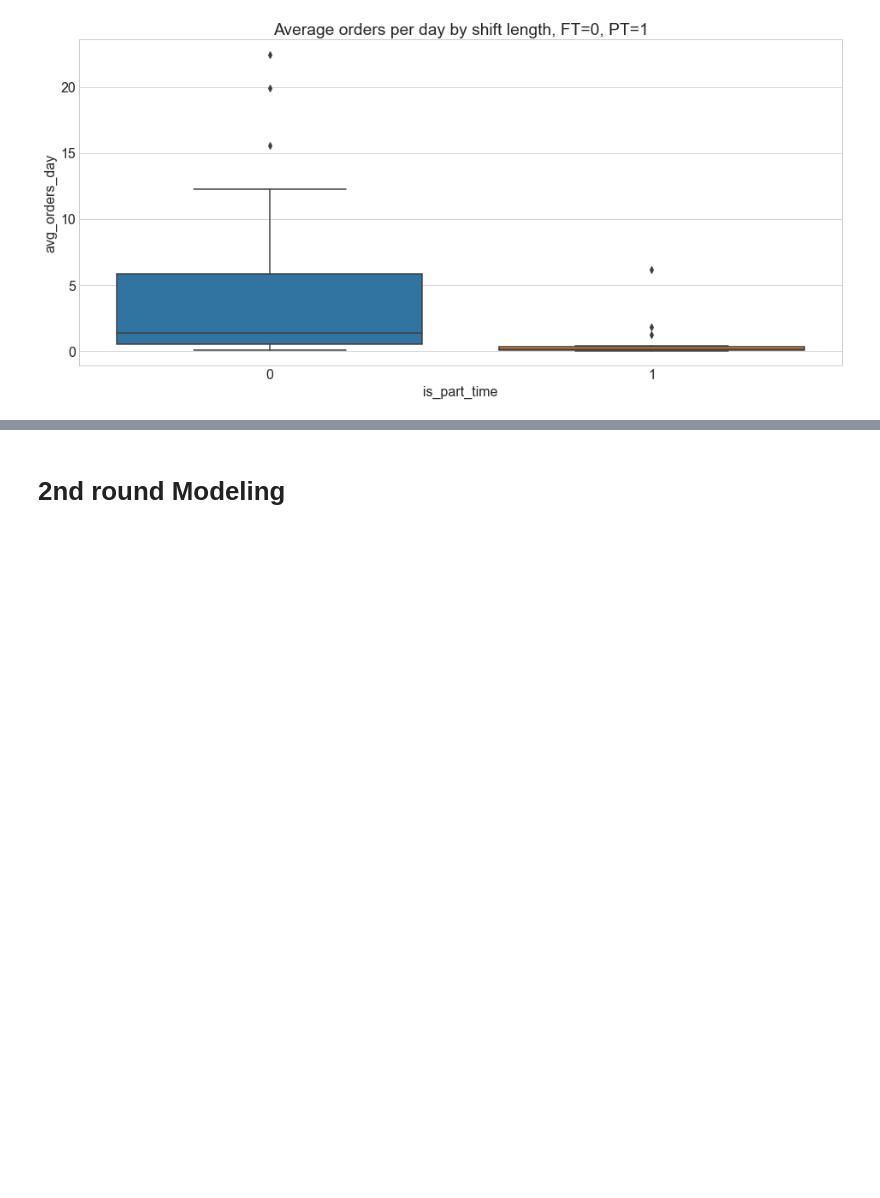
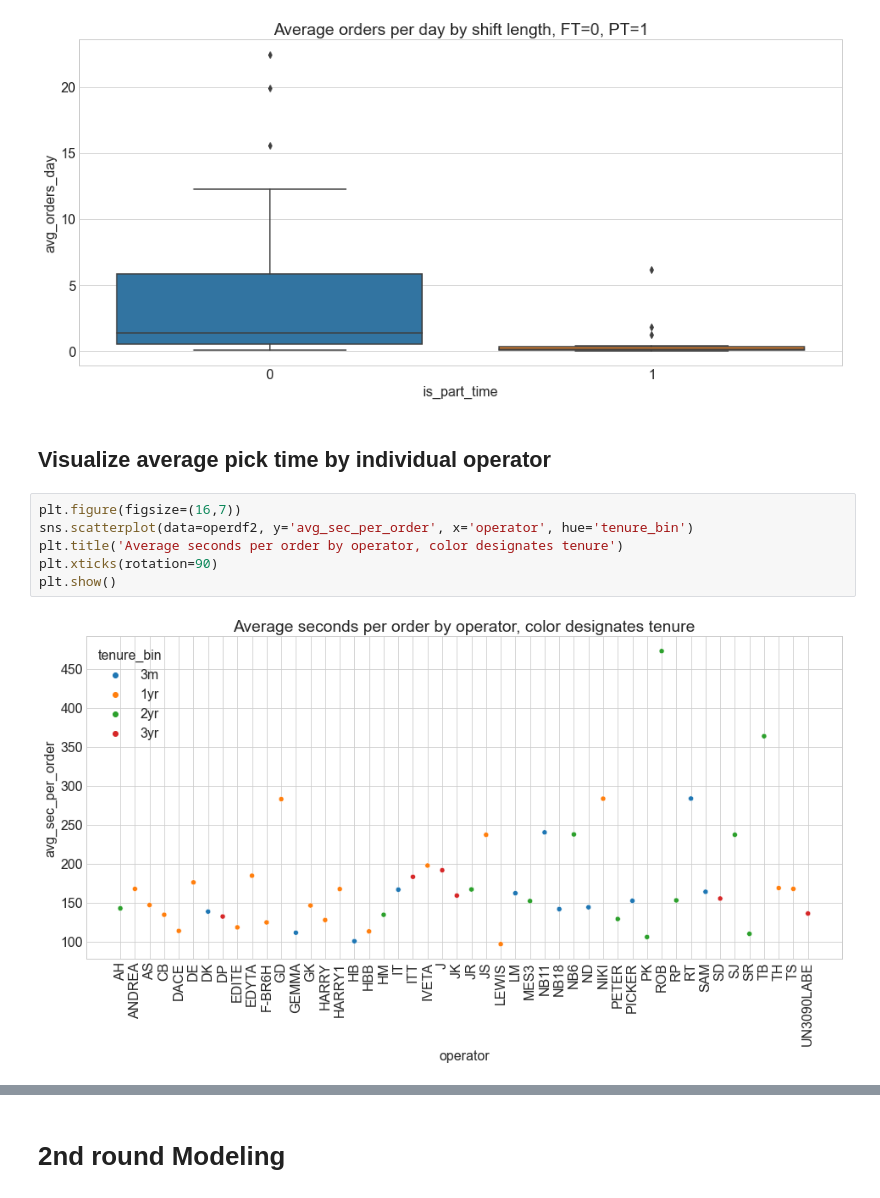
Before and after one commit to RyvynYoung/Supply_Chain, a Jupyter notebook: mvp.ipynb, the cells around one changed output, grey strips where cells are left out. Cells and saved outputs as stored; diff of their text form; blank space fills up the shorter version.

Commit message:
completed explore by operator

```diff
--- a/mvp.ipynb
+++ b/mvp.ipynb
@@ -1005,3 +1118,13 @@ plt.title('Average orders per day by shift length, FT=0, PT=1')
 plt.show()
 # %% [output]
 [figure]
+# %% [markdown]
+## Visualize average pick time by individual operator
+# %%
+plt.figure(figsize=(16,7))
+sns.scatterplot(data=operdf2, y='avg_sec_per_order', x='operator', hue='tenure_bin')
+plt.title('Average seconds per order by operator, color designates tenure')
+plt.xticks(rotation=90)
+plt.show()
+# %% [output]
+[figure, added]
```
Also changed, not shown: parts of 23 cells of this notebook.
